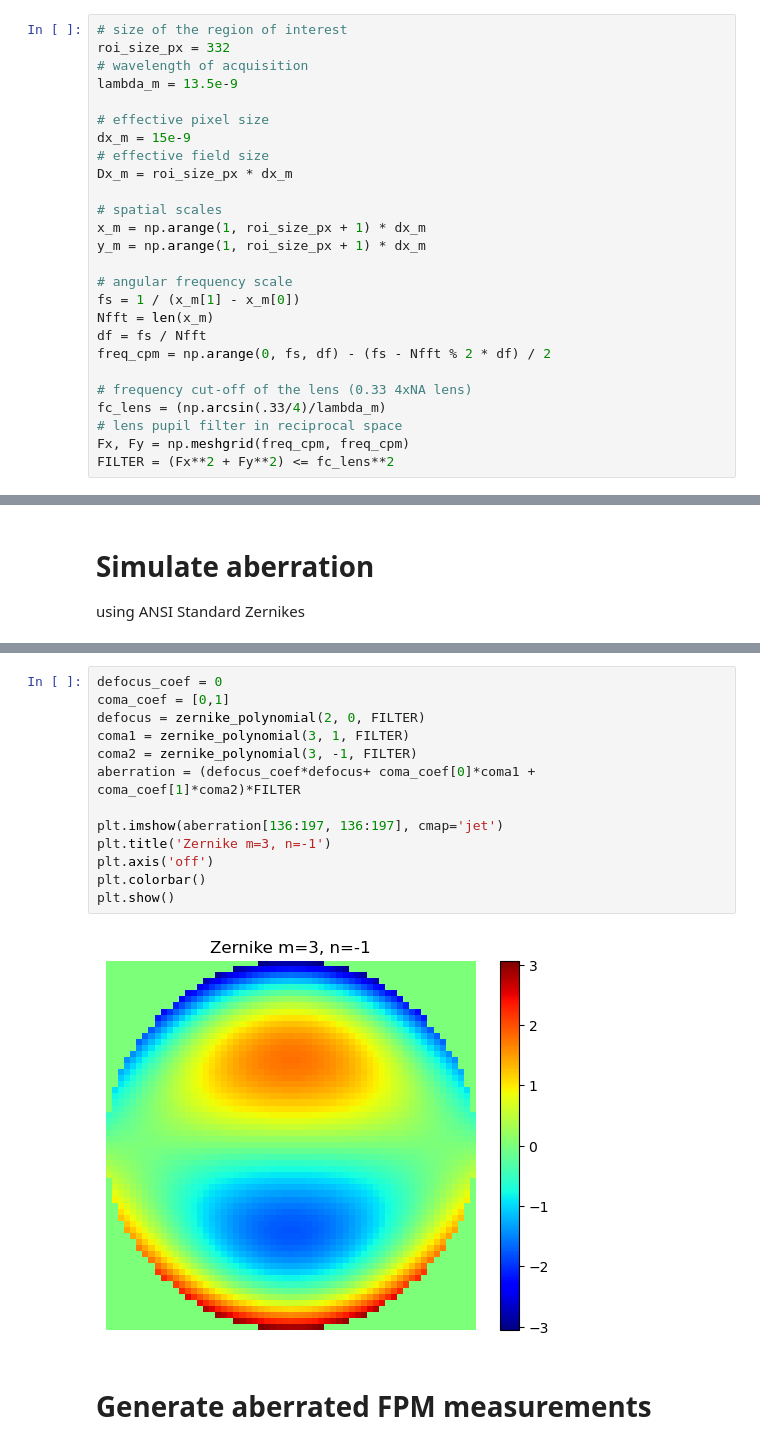
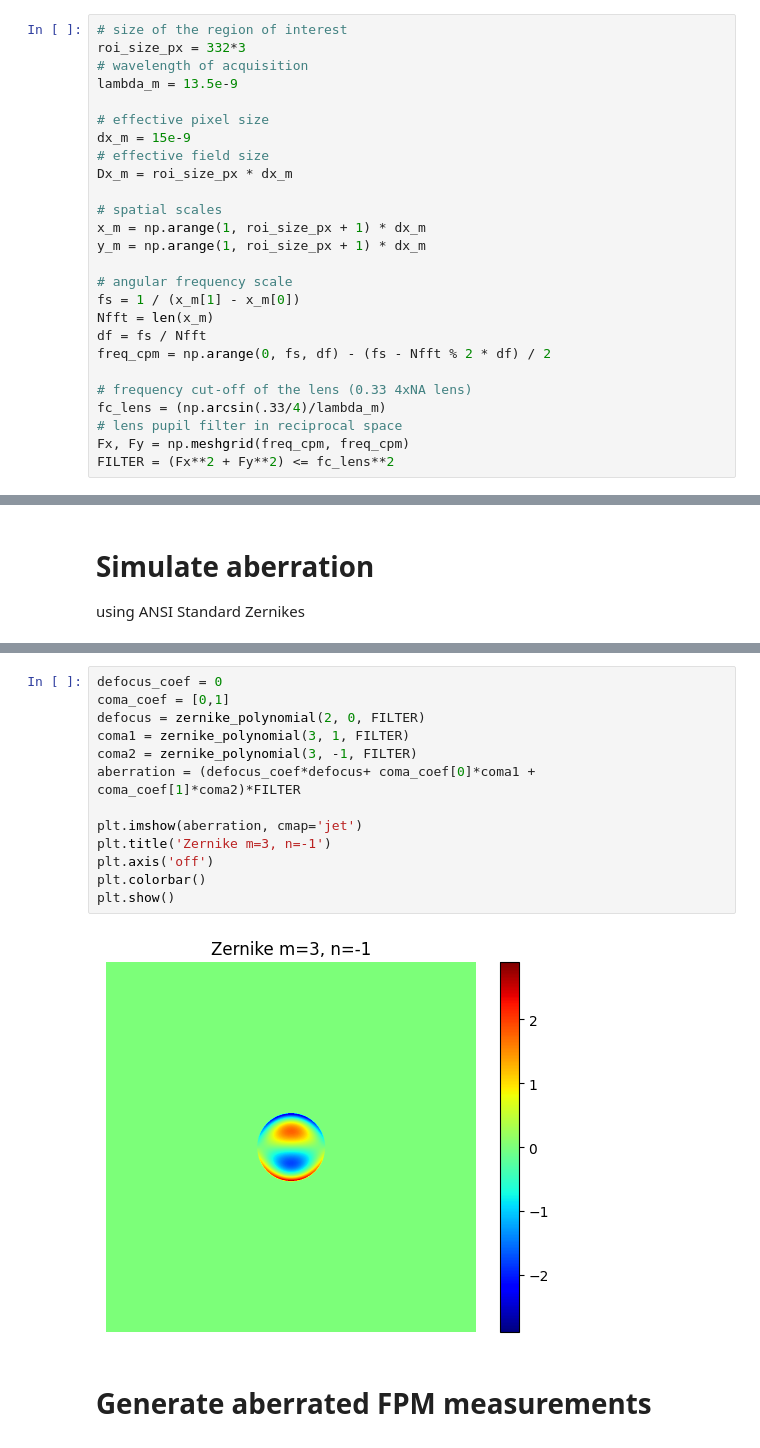
Before and after one commit to ArianaGu/EUV_FPM, a Jupyter notebook: fp_sim.ipynb, the cells around one changed output, grey strips where cells are left out. Cells and saved outputs as stored; diff of their text form.

```diff
--- a/fp_sim.ipynb
+++ b/fp_sim.ipynb
@@ -7,7 +15,7 @@ from colorsys import hls_to_rgb
 # System parameters
 # %%
 # size of the region of interest
-roi_size_px = 332
+roi_size_px = 332*3
 # wavelength of acquisition
 lambda_m = 13.5e-9
 
@@ -191,18 +563,18 @@ plt.show()
 # %%
 defocus_coef = 0
 coma_coef = [0,1]
 defocus = zernike_polynomial(2, 0, FILTER)
 coma1 = zernike_polynomial(3, 1, FILTER)
 coma2 = zernike_polynomial(3, -1, FILTER)
 aberration = (defocus_coef*defocus+ coma_coef[0]*coma1 + coma_coef[1]*coma2)*FILTER
 
-plt.imshow(aberration[136:197, 136:197], cmap='jet')
+plt.imshow(aberration, cmap='jet')
 plt.title('Zernike m=3, n=-1')
 plt.axis('off')
 plt.colorbar()
 plt.show()
 # %% [output]
-[figure, old version]
+[figure, new version]
 # %% [markdown]
 # Generate aberrated FPM measurements
 # %%
```
Also changed, not shown: parts of 30 cells of this notebook, 3 other files.
